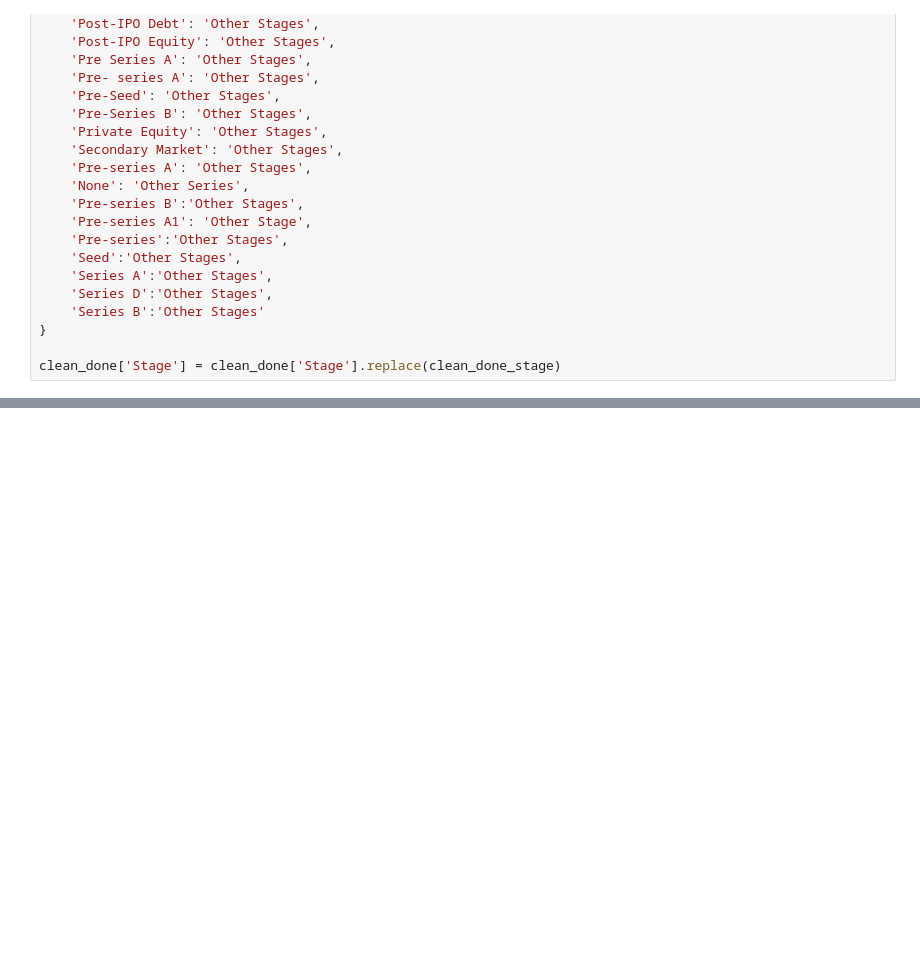
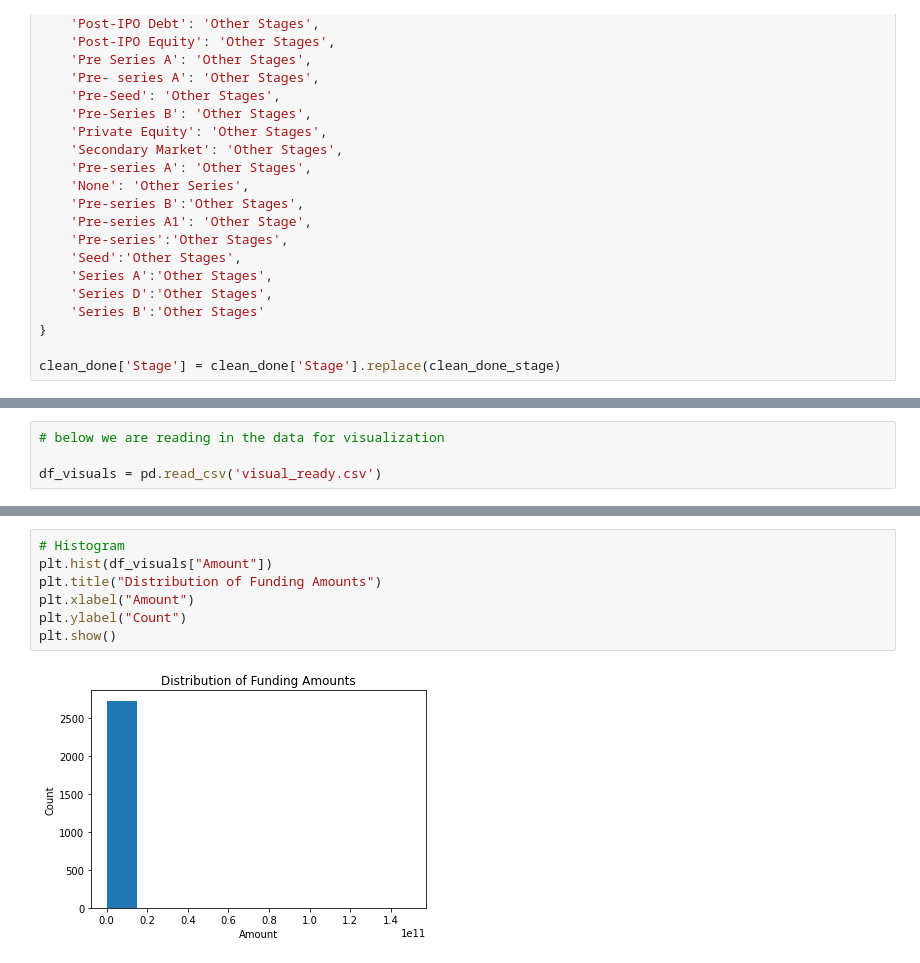
Before and after one commit to DzeBakuEso/stockholm_lp1_colla_project_sprint_1, a Jupyter notebook: Indian _Ecosystem_Analysis.ipynb, the cells around one changed output, grey strips where cells are left out. Saved outputs shown, nothing was run; the diff lists cells and outputs as text; blank space fills up the shorter version.

```diff
--- a/Indian _Ecosystem_Analysis.ipynb
+++ b/Indian _Ecosystem_Analysis.ipynb
@@ -2684,0 +4262,4 @@ clean_done.to_csv('visual_ready.csv', index=False)
+# %%
+# below we are reading in the data for visualization
+
+df_visuals = pd.read_csv('visual_ready.csv')
@@ -2684,0 +4283,9 @@ clean_done.to_csv('visual_ready.csv', index=False)
+# %%
+# Histogram
+plt.hist(df_visuals["Amount"])
+plt.title("Distribution of Funding Amounts")
+plt.xlabel("Amount")
+plt.ylabel("Count")
+plt.show()
+# %% [output]
+[figure, added]
```
Also changed, not shown: parts of 254 cells of this notebook, 8 other files.
